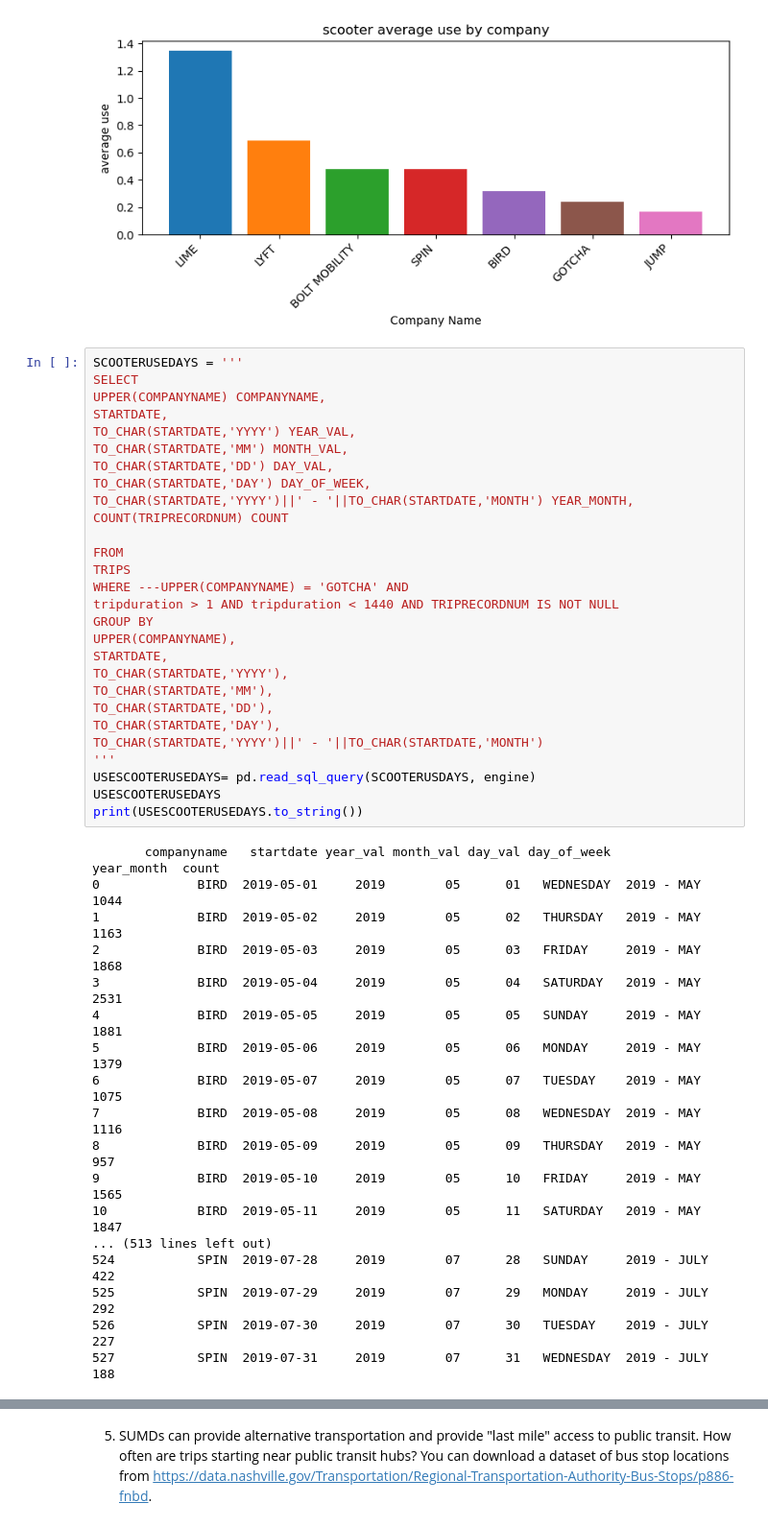
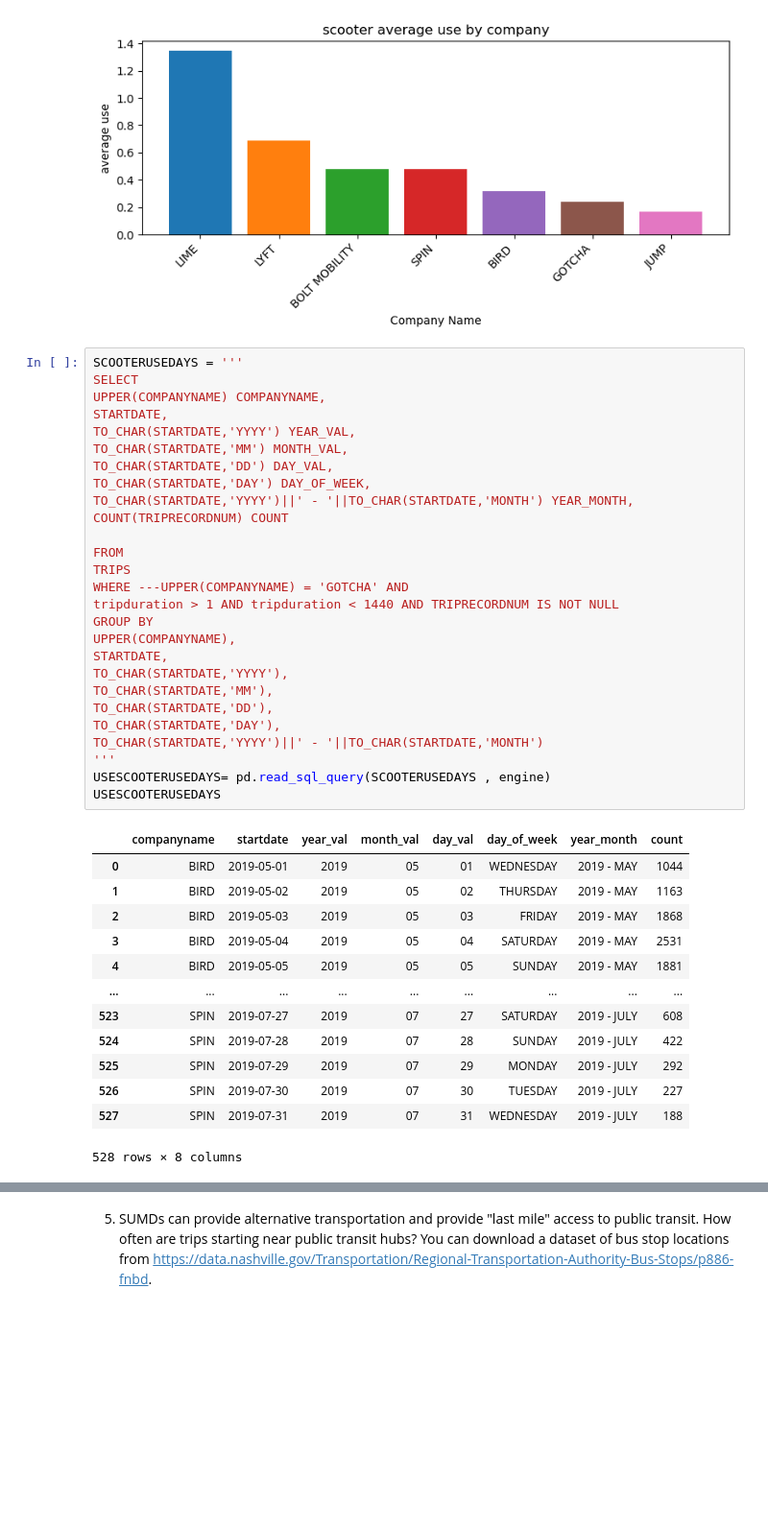
Before and after one commit to NSS-Data-Analytics-Cohort-10/scooters-group-3, a Jupyter notebook: notebooks/scooters.ipynb, the cells around one changed output, grey strips where cells are left out. Shown: that part at 96% size. Saved outputs shown, nothing was run; the diff lists cells and outputs as text; blank space fills up the shorter version.

Commit message:
scooters

```diff
--- a/notebooks/scooters.ipynb
+++ b/notebooks/scooters.ipynb
@@ -460,47 +460,42 @@ plt.show()
 # %%
 SCOOTERUSEDAYS = '''
 SELECT
 UPPER(COMPANYNAME) COMPANYNAME,
 STARTDATE,
 TO_CHAR(STARTDATE,'YYYY') YEAR_VAL,
 TO_CHAR(STARTDATE,'MM') MONTH_VAL,
 TO_CHAR(STARTDATE,'DD') DAY_VAL,
 TO_CHAR(STARTDATE,'DAY') DAY_OF_WEEK,
 TO_CHAR(STARTDATE,'YYYY')||' - '||TO_CHAR(STARTDATE,'MONTH') YEAR_MONTH,
 COUNT(TRIPRECORDNUM) COUNT
 
 FROM
 TRIPS
 WHERE ---UPPER(COMPANYNAME) = 'GOTCHA' AND
 tripduration > 1 AND tripduration < 1440 AND TRIPRECORDNUM IS NOT NULL
 GROUP BY
 UPPER(COMPANYNAME),
 STARTDATE,
 TO_CHAR(STARTDATE,'YYYY'),
 TO_CHAR(STARTDATE,'MM'),
 TO_CHAR(STARTDATE,'DD'),
 TO_CHAR(STARTDATE,'DAY'),
 TO_CHAR(STARTDATE,'YYYY')||' - '||TO_CHAR(STARTDATE,'MONTH')
 '''
-USESCOOTERUSEDAYS= pd.read_sql_query(SCOOTERUSDAYS, engine)
+USESCOOTERUSEDAYS= pd.read_sql_query(SCOOTERUSEDAYS , engine)
 USESCOOTERUSEDAYS
-print(USESCOOTERUSEDAYS.to_string())
 # %% [output]
+|  | companyname | startdate | year_val | month_val | day_val | day_of_week | year_month | count |
+| 0 | BIRD | 2019-05-01 | 2019 | 05 | 01 | WEDNESDAY | 2019 - MAY | 1044 |
+| 1 | BIRD | 2019-05-02 | 2019 | 05 | 02 | THURSDAY | 2019 - MAY | 1163 |
+| 2 | BIRD | 2019-05-03 | 2019 | 05 | 03 | FRIDAY | 2019 - MAY | 1868 |
+| 3 | BIRD | 2019-05-04 | 2019 | 05 | 04 | SATURDAY | 2019 - MAY | 2531 |
+| 4 | BIRD | 2019-05-05 | 2019 | 05 | 05 | SUNDAY | 2019 - MAY | 1881 |
+| ... | ... | ... | ... | ... | ... | ... | ... | ... |
+| 523 | SPIN | 2019-07-27 | 2019 | 07 | 27 | SATURDAY | 2019 - JULY | 608 |
+| 524 | SPIN | 2019-07-28 | 2019 | 07 | 28 | SUNDAY | 2019 - JULY | 422 |
+| 525 | SPIN | 2019-07-29 | 2019 | 07 | 29 | MONDAY | 2019 - JULY | 292 |
+| 526 | SPIN | 2019-07-30 | 2019 | 07 | 30 | TUESDAY | 2019 - JULY | 227 |
+| 527 | SPIN | 2019-07-31 | 2019 | 07 | 31 | WEDNESDAY | 2019 - JULY | 188 |
-       companyname   startdate year_val month_val day_val day_of_week        year_month  count
-0             BIRD  2019-05-01     2019        05      01   WEDNESDAY  2019 - MAY         1044
-1             BIRD  2019-05-02     2019        05      02   THURSDAY   2019 - MAY         1163
-2             BIRD  2019-05-03     2019        05      03   FRIDAY     2019 - MAY         1868
-3             BIRD  2019-05-04     2019        05      04   SATURDAY   2019 - MAY         2531
-4             BIRD  2019-05-05     2019        05      05   SUNDAY     2019 - MAY         1881
-5             BIRD  2019-05-06     2019        05      06   MONDAY     2019 - MAY         1379
-6             BIRD  2019-05-07     2019        05      07   TUESDAY    2019 - MAY         1075
-7             BIRD  2019-05-08     2019        05      08   WEDNESDAY  2019 - MAY         1116
-8             BIRD  2019-05-09     2019        05      09   THURSDAY   2019 - MAY          957
-9             BIRD  2019-05-10     2019        05      10   FRIDAY     2019 - MAY         1565
-10            BIRD  2019-05-11     2019        05      11   SATURDAY   2019 - MAY         1847
-... (513 lines left out)
-524           SPIN  2019-07-28     2019        07      28   SUNDAY     2019 - JULY         422
-525           SPIN  2019-07-29     2019        07      29   MONDAY     2019 - JULY         292
-526           SPIN  2019-07-30     2019        07      30   TUESDAY    2019 - JULY         227
-527           SPIN  2019-07-31     2019        07      31   WEDNESDAY  2019 - JULY         188
+528 rows × 8 columns
 # %%
```
Also changed, not shown: parts of 7 cells of this notebook.
